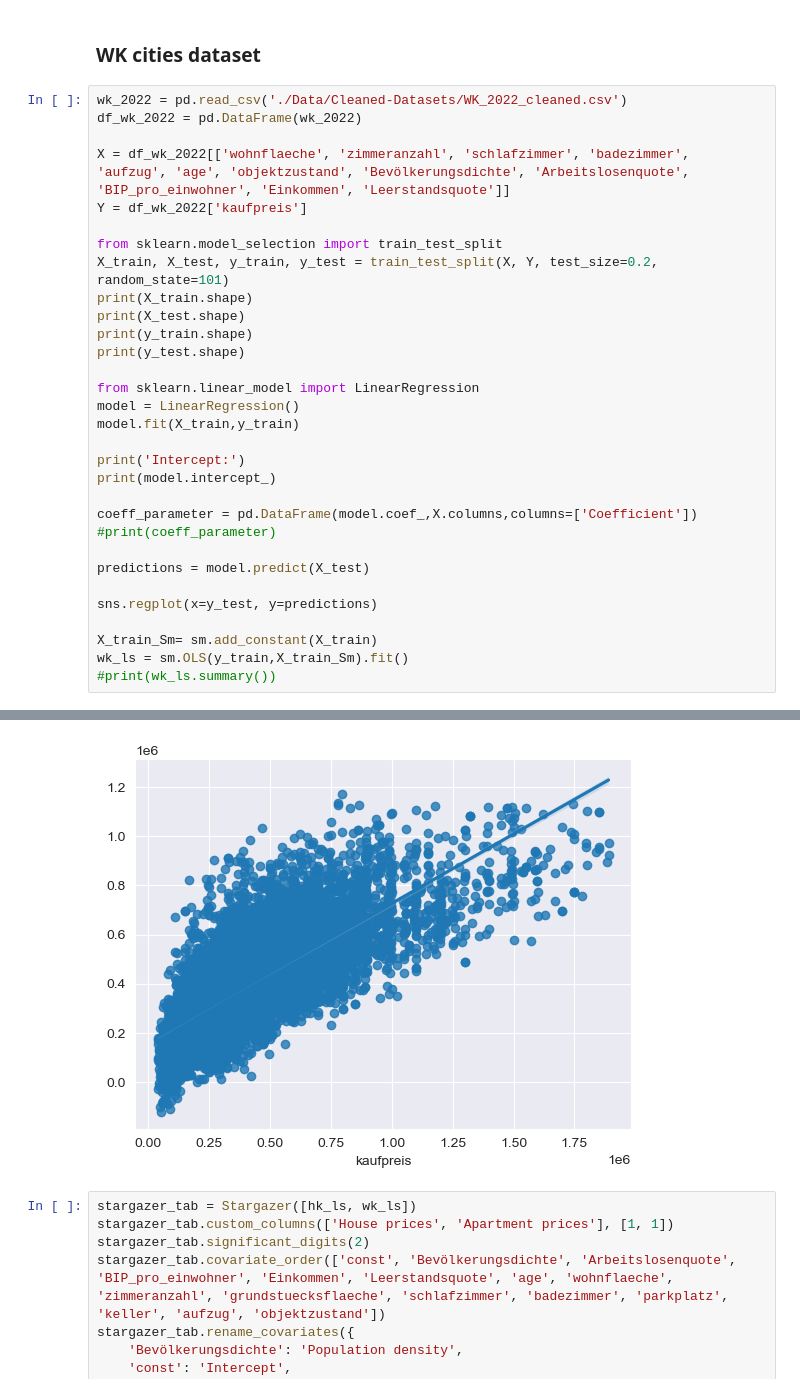
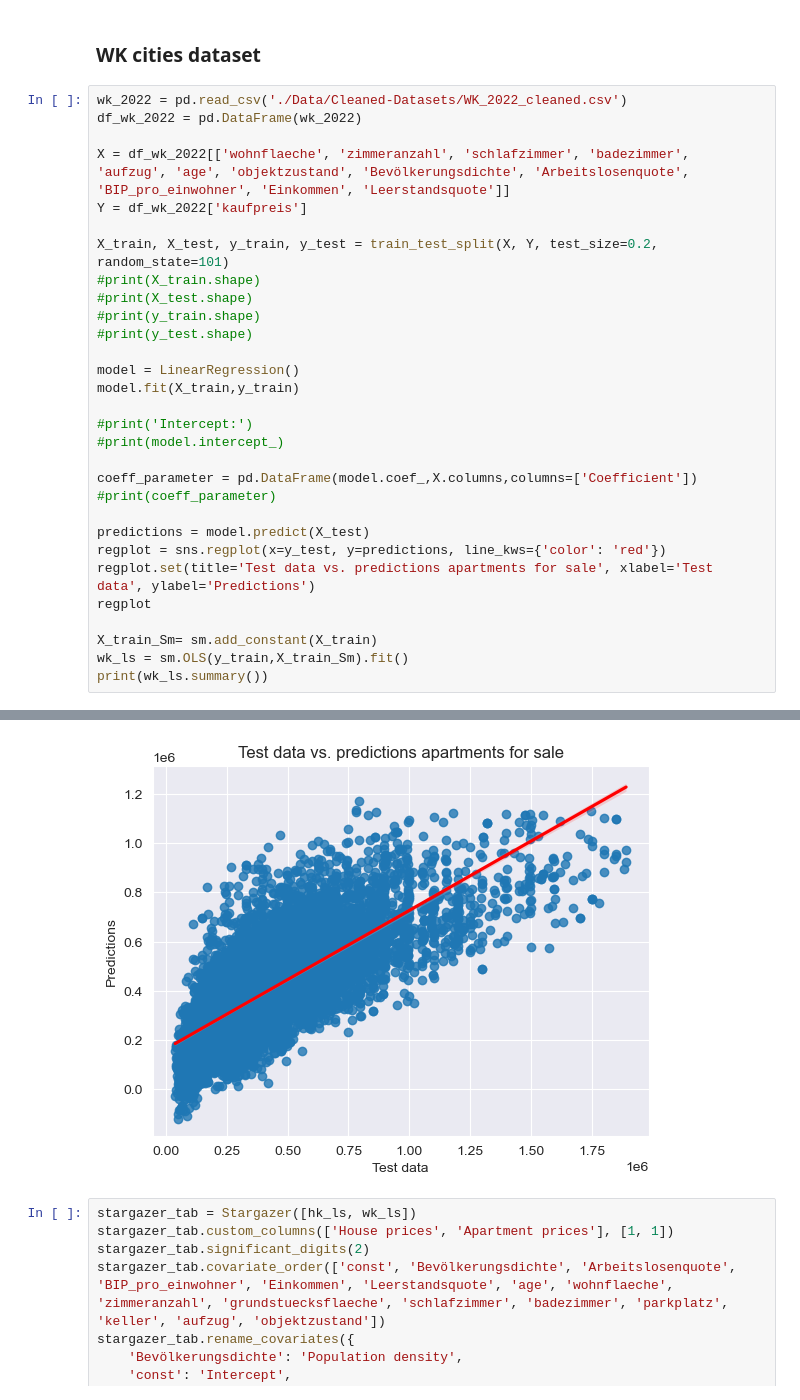
Before and after one commit to pvseydlitz/BachelorThesis, a Jupyter notebook: regressions_only.ipynb, the cells around one changed output, grey strips where cells are left out. Cells and saved outputs as stored; diff of their text form.

```diff
--- a/regressions_only.ipynb
+++ b/regressions_only.ipynb
@@ -411,28 +517,27 @@ df_wk_2022 = pd.DataFrame(wk_2022)
 X = df_wk_2022[['wohnflaeche', 'zimmeranzahl', 'schlafzimmer', 'badezimmer', 'aufzug', 'age', 'objektzustand', 'Bevölkerungsdichte', 'Arbeitslosenquote', 'BIP_pro_einwohner', 'Einkommen', 'Leerstandsquote']]
 Y = df_wk_2022['kaufpreis']
 
-from sklearn.model_selection import train_test_split
 X_train, X_test, y_train, y_test = train_test_split(X, Y, test_size=0.2, random_state=101)
-print(X_train.shape)
-print(X_test.shape)
-print(y_train.shape)
-print(y_test.shape)
+#print(X_train.shape)
+#print(X_test.shape)
+#print(y_train.shape)
+#print(y_test.shape)
 
-from sklearn.linear_model import LinearRegression
 model = LinearRegression()
 model.fit(X_train,y_train)
 
-print('Intercept:')
-print(model.intercept_)
+#print('Intercept:')
+#print(model.intercept_)
 
 coeff_parameter = pd.DataFrame(model.coef_,X.columns,columns=['Coefficient'])
 #print(coeff_parameter)
 
 predictions = model.predict(X_test)
-
-sns.regplot(x=y_test, y=predictions)
+regplot = sns.regplot(x=y_test, y=predictions, line_kws={'color': 'red'})
+regplot.set(title='Test data vs. predictions apartments for sale', xlabel='Test data', ylabel='Predictions')
+regplot
 
 X_train_Sm= sm.add_constant(X_train)
 wk_ls = sm.OLS(y_train,X_train_Sm).fit()
-#print(wk_ls.summary())
+print(wk_ls.summary())
 # %% [output]
@@ -445,4 +561,4 @@ Intercept:
-[figure, old version]
+[figure, new version]
 # %%
 stargazer_tab = Stargazer([hk_ls, wk_ls])
 stargazer_tab.custom_columns(['House prices', 'Apartment prices'], [1, 1])
```
Also changed, not shown: parts of 8 cells of this notebook, 1 other file.
